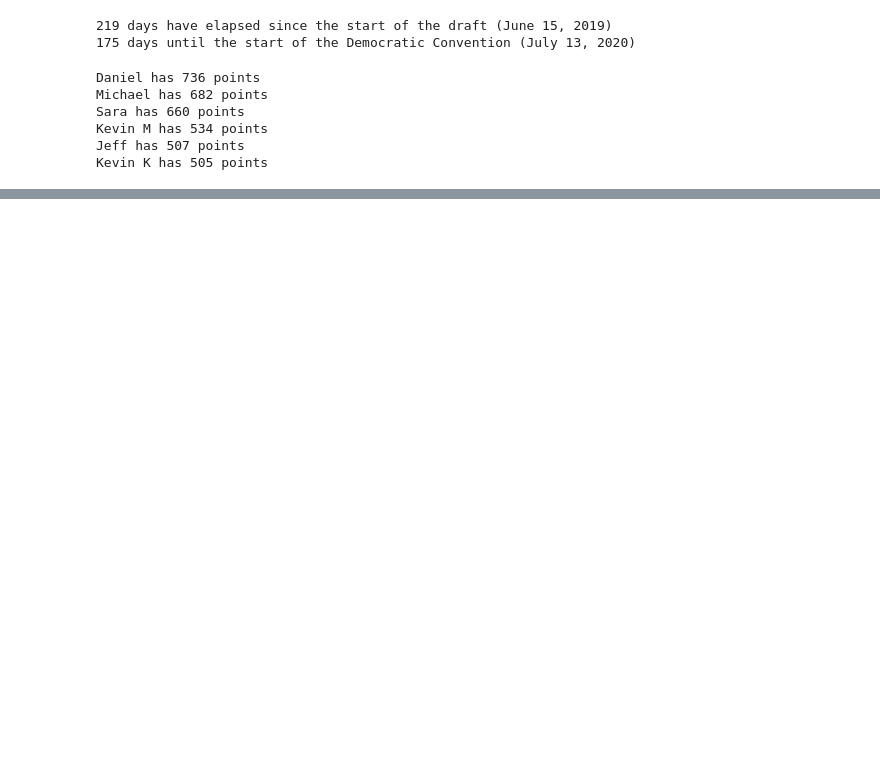
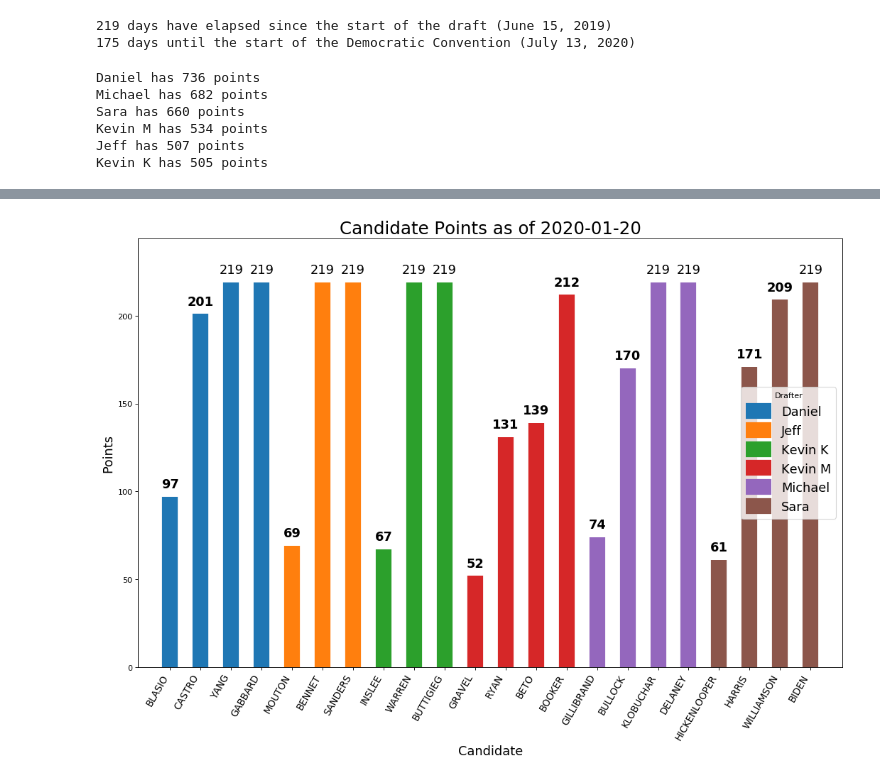
Before and after one commit to graphitical/demmies, a Jupyter notebook: demmies.ipynb, the cells around one changed output, grey strips where cells are left out. Cells and saved outputs as stored; diff of their text form; code cells hidden in the pictures; blank space fills up the shorter version.

```diff
--- a/demmies.ipynb
+++ b/demmies.ipynb
@@ -89,0 +166,27 @@ plt.gca().invert_yaxis();
+# %%
+# Sorted point contribution bar chart
+df.sort_values(by=['Drafter','Points Contributed'],inplace=True)
+df.reset_index(inplace=True,drop=True)
+
+fig, ax = plt.subplots(figsize=(16,10),facecolor="white",dpi=80);
+for drafter in drafters:
+    tmp = df[df["Drafter"].eq(drafter)]
+    ax.vlines(x=tmp.index, ymin=0, ymax=tmp["Points Contributed"],color=colors[drafter],alpha=alpha_val,linewidth=20)
+    # Annotation text
+    for index,row in tmp.iterrows():
+        fw = 'normal' if row["Date Dropped"]=='-' else 'bold'
+        ax.text(index,row["Points Contributed"]+5,int(row["Points Contributed"]),horizontalalignment='center',fontsize=16,fontweight=fw)
+
+# Title, Label, Ticks and YLim
+ax.set_title('Candidate Points as of {}'.format(datetime.date.today()),fontdict={'size':22})
+ax.set(ylim=(0,25+max(df["Points Contributed"])))
+ax.set_ylabel("Points",fontsize=16);
+ax.set_xlabel("Candidate",fontsize=16)
+plt.xticks(df.index, df.Candidate.str.upper(), rotation=60,horizontalalignment='right',fontsize=12);
+plt.legend(drafters,title="Drafter",fontsize=16,loc='center right');
+
+# Save fig
+# plt.savefig("figs/candidate_points_{}.png".format(datetime.date.today()))
+plt.savefig("figs/candidate_points.png")
+# %% [output]
+[figure, added]
```
Also changed, not shown: parts of 12 cells of this notebook, 1 other file.
